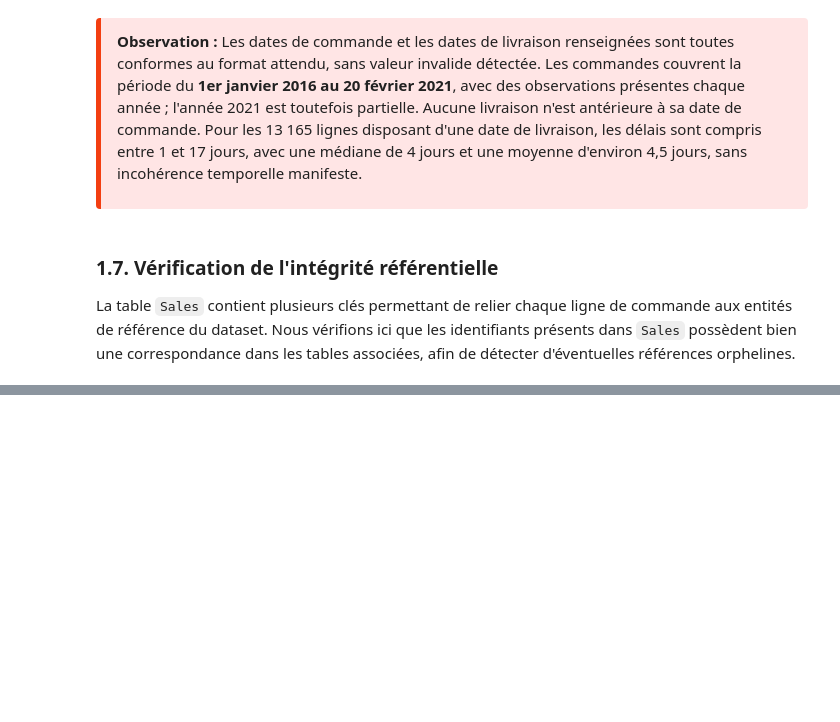
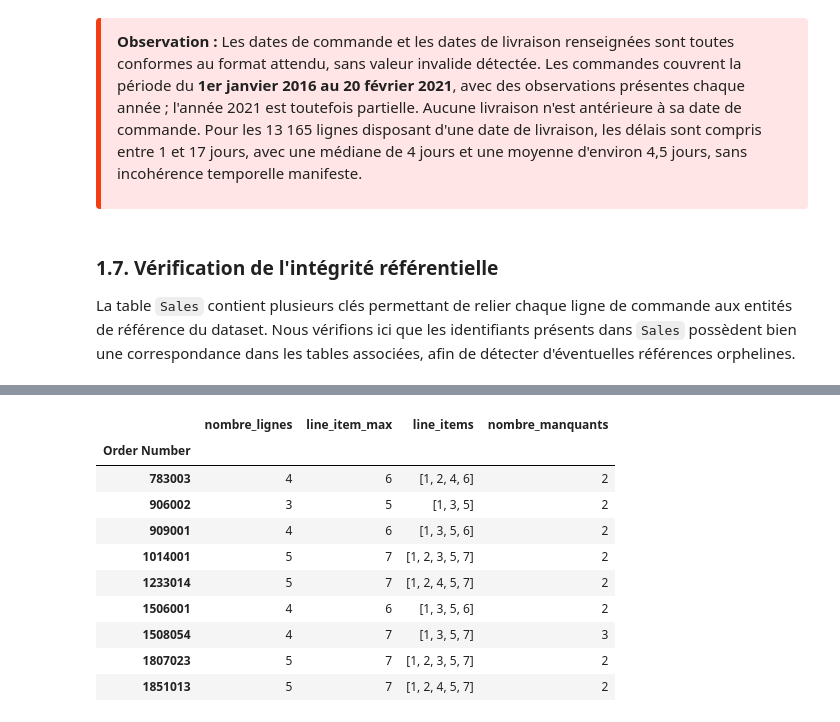
Before and after one commit to YasmineEtt/Retail-Sales-Business-Performance, a Jupyter notebook: notebooks/01_data_audit.ipynb, the cells around one changed output, grey strips where cells are left out. Saved outputs shown, nothing was run; the diff lists cells and outputs as text; code cells hidden in the pictures; blank space fills up the shorter version.

```diff
--- a/notebooks/01_data_audit.ipynb
+++ b/notebooks/01_data_audit.ipynb
@@ -335,0 +441,16 @@ UnicodeDecodeError: 'utf-8' codec can't decode byte 0xfc in position 5460: inval
+# %%
+# Synthèse des premières commandes présentant une rupture de séquence
+line_item_investigation = (
+    sales.groupby("Order Number")["Line Item"]
+    .agg(
+        nombre_lignes="count",
+        line_item_max="max",
+        line_items=lambda x: sorted(x.tolist())
+    )
+)
+
+line_item_investigation = line_item_investigation[
+    line_item_investigation["nombre_lignes"] != line_item_investigation["line_item_max"]
+]
+
+line_item_investigation.head(10)
@@ -335,0 +472,9 @@ UnicodeDecodeError: 'utf-8' codec can't decode byte 0xfc in position 5460: inval
+# %%
+# Calcul du nombre de Line Item manquants pour chaque commande à investiguer
+
+line_item_investigation["nombre_manquants"] = (
+    line_item_investigation["line_item_max"]
+    - line_item_investigation["nombre_lignes"]
+)
+
+line_item_investigation["nombre_manquants"].value_counts().sort_index()
@@ -335,0 +489,18 @@ UnicodeDecodeError: 'utf-8' codec can't decode byte 0xfc in position 5460: inval
+# %%
+# Affichage des commandes présentant plusieurs Line Item manquants
+
+line_item_investigation[
+    line_item_investigation["nombre_manquants"] > 1
+]
+# %% [output]
+|  | nombre_lignes | line_item_max | line_items | nombre_manquants |
+| Order Number |  |  |  |  |
+| 783003 | 4 | 6 | [1, 2, 4, 6] | 2 |
+| 906002 | 3 | 5 | [1, 3, 5] | 2 |
+| 909001 | 4 | 6 | [1, 3, 5, 6] | 2 |
+| 1014001 | 5 | 7 | [1, 2, 3, 5, 7] | 2 |
+| 1233014 | 5 | 7 | [1, 2, 4, 5, 7] | 2 |
+| 1506001 | 4 | 6 | [1, 3, 5, 6] | 2 |
+| 1508054 | 4 | 7 | [1, 3, 5, 7] | 3 |
+| 1807023 | 5 | 7 | [1, 2, 3, 5, 7] | 2 |
+| 1851013 | 5 | 7 | [1, 2, 4, 5, 7] | 2 |
```
Also changed, not shown: parts of 24 cells of this notebook.
